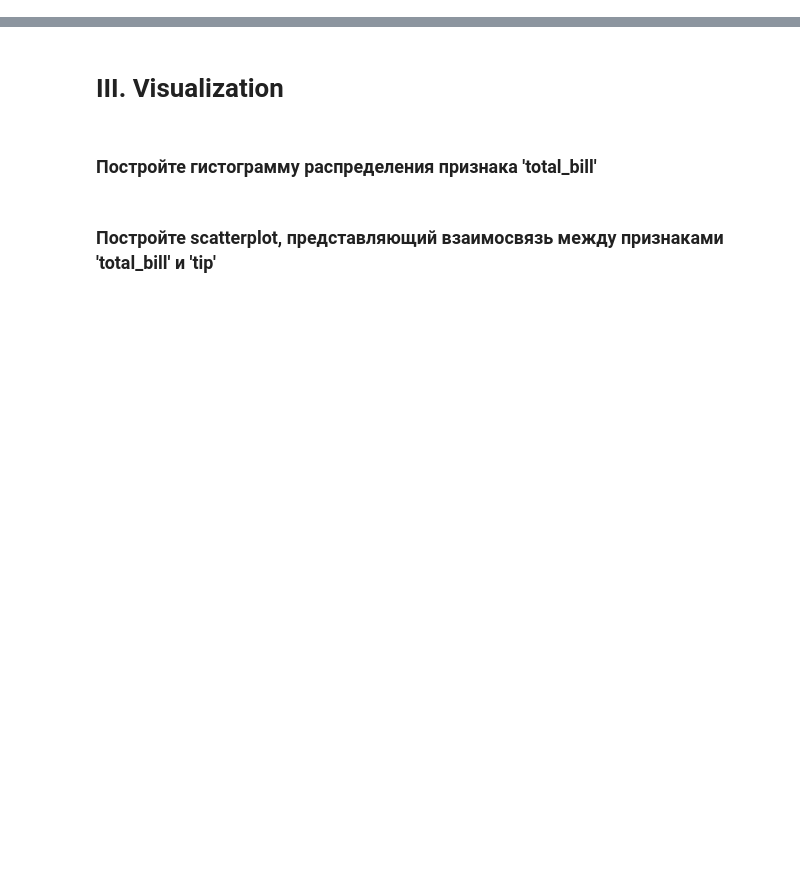
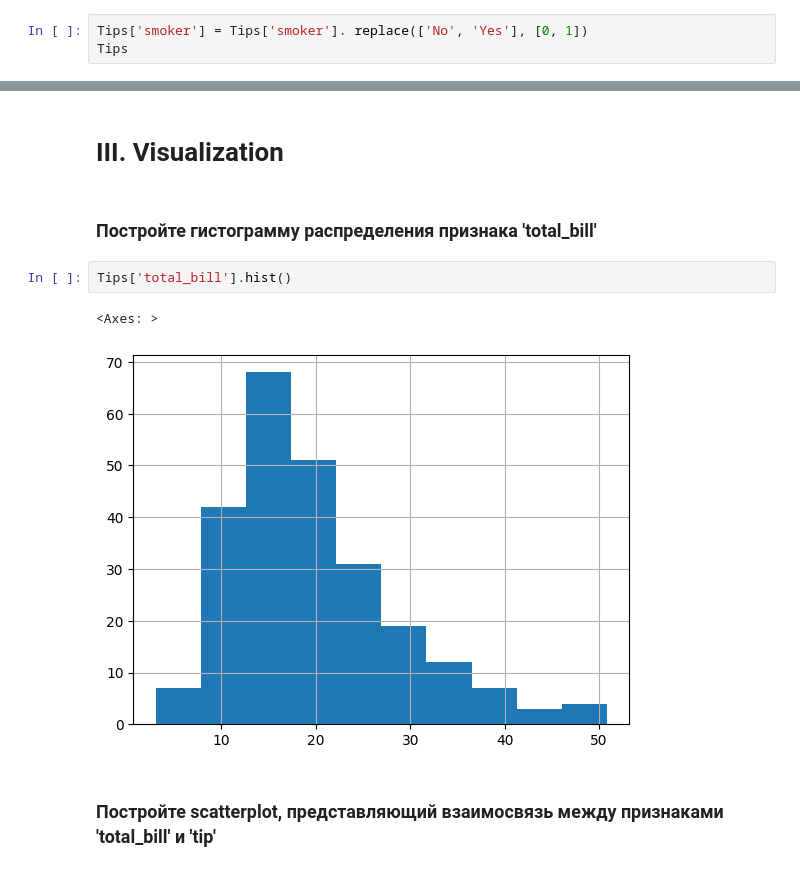
Before and after one commit to Brand1976/Brand1976, a Jupyter notebook: Analyze and Visualize.ipynb, the cells around one changed output, grey strips where cells are left out. Cells and saved outputs as stored; diff of their text form; blank space fills up the shorter version.

```diff
--- a/Analyze and Visualize.ipynb
+++ b/Analyze and Visualize.ipynb
@@ -269,2 +312,5 @@ Tips['total_bill'].max()
 # %% [markdown]
 ### Преобразуйте признак 'smoker' в бинарный (0-No, 1-Yes)
+# %%
+Tips['smoker'] = Tips['smoker']. replace(['No', 'Yes'], [0, 1])
+Tips
@@ -272,5 +332,10 @@ Tips['total_bill'].max()
 # III. Visualization
 # %% [markdown]
 ### Постройте гистограмму распределения признака 'total_bill'
+# %%
+Tips['total_bill'].hist()
+# %% [output]
+<Axes: >
+[figure, added]
 # %% [markdown]
 ### Постройте scatterplot, представляющий взаимосвязь между признаками 'total_bill' и 'tip'
```
Also changed, not shown: parts of 23 cells of this notebook.
